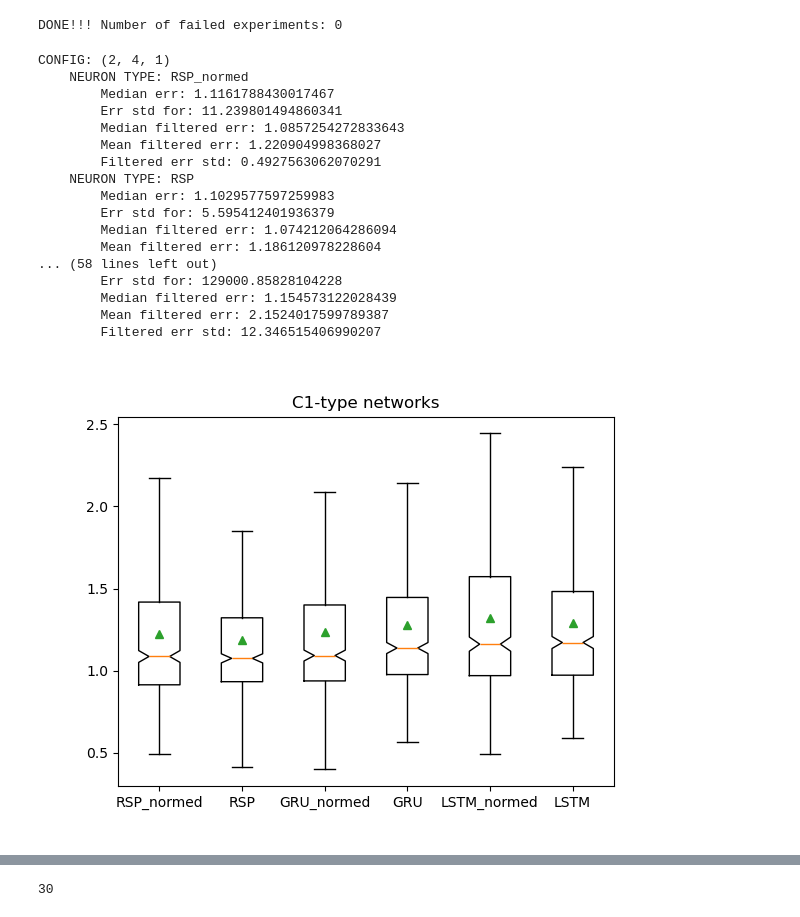
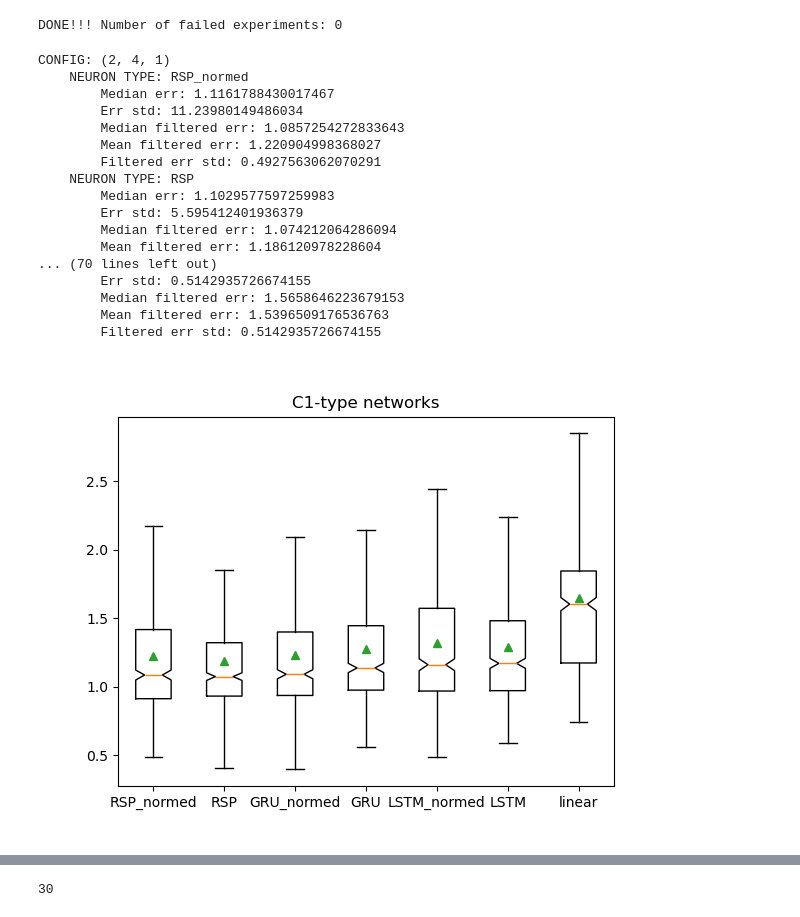
Before and after one commit to vladislav-horbatiuk/rspl_neuron_experiments, a Jupyter notebook: notebooks/compare_neurons_on_m5.ipynb, the cells around one changed output, grey strips where cells are left out. Cells and saved outputs as stored; diff of their text form; code cells hidden in the pictures.

```diff
--- a/notebooks/compare_neurons_on_m5.ipynb
+++ b/notebooks/compare_neurons_on_m5.ipynb
@@ -230,8 +230,9 @@ ALL_MODELS = [
     'GRU_normed',
     'GRU',
     'LSTM_normed',
-    'LSTM'
+    'LSTM',
 ]
+ALL_MODELS_EXT = ALL_MODELS + ['linear']
 CONFIGURATIONS = [
     {
         'input_size': 2,
@@ -391,23 +409,25 @@ errs_by_neuron = defaultdict(list)
 filtered_errs_by_neuron = defaultdict(list)
 NUM_TOP_VAL_ERRS_TO_FILTER = 4
 
-for neuron_type in ALL_MODELS:
+for neuron_type in ALL_MODELS_EXT:
     for cfg in CONFIGURATIONS:
         cfg_params = get_cfg_as_tuple(cfg)
         key = cfg_params + (neuron_type,)
         for ts_idx in range(len(timeseries)):
-            errs_by_neuron[key].extend(errs[neuron_type][ts_idx][cfg_params])
-            filtered_errs_by_neuron[key].extend(errs[neuron_type][ts_idx][cfg_params][:-NUM_TOP_VAL_ERRS_TO_FILTER])
+            all_attempts_errs = errs[neuron_type][ts_idx][cfg_params]
+            errs_by_neuron[key].extend(all_attempts_errs)
+            val_sort_inds = np.argsort(val_errs[neuron_type][ts_idx][cfg_params])
+            filtered_errs_by_neuron[key].extend(all_attempts_errs[val_sort_inds][:-NUM_TOP_VAL_ERRS_TO_FILTER])
         errs_by_neuron[key] = np.array(errs_by_neuron[key])
         filtered_errs_by_neuron[key] = np.array(filtered_errs_by_neuron[key])
 # %%
 for cfg in CONFIGURATIONS:
     print(f'CONFIG: {get_cfg_as_tuple(cfg)}')
-    for neuron_type in ALL_MODELS:
+    for neuron_type in ALL_MODELS_EXT:
         print(f'    NEURON TYPE: {neuron_type}')
         key = get_cfg_as_tuple(cfg) + (neuron_type,)
         print(f'        Median err: {np.median(errs_by_neuron[key])}')
-        print(f'        Err std for: {np.std(errs_by_neuron[key])}')
+        print(f'        Err std: {np.std(errs_by_neuron[key])}')
         print(f'        Median filtered err: {np.median(filtered_errs_by_neuron[key])}')
         print(f'        Mean filtered err: {np.mean(filtered_errs_by_neuron[key])}')
         print(f'        Filtered err std: {np.std(filtered_errs_by_neuron[key])}')
@@ -415,30 +435,30 @@ for cfg in CONFIGURATIONS:
 CONFIG: (2, 4, 1)
     NEURON TYPE: RSP_normed
         Median err: 1.1161788430017467
-        Err std for: 11.239801494860341
+        Err std: 11.23980149486034
         Median filtered err: 1.0857254272833643
         Mean filtered err: 1.220904998368027
         Filtered err std: 0.4927563062070291
     NEURON TYPE: RSP
         Median err: 1.1029577597259983
-        Err std for: 5.595412401936379
+        Err std: 5.595412401936379
         Median filtered err: 1.074212064286094
         Mean filtered err: 1.186120978228604
-... (58 lines left out)
-        Err std for: 129000.85828104228
-        Median filtered err: 1.154573122028439
-        Mean filtered err: 2.1524017599789387
-        Filtered err std: 12.346515406990207
+... (70 lines left out)
+        Err std: 0.5142935726674155
+        Median filtered err: 1.5658646223679153
+        Mean filtered err: 1.5396509176536763
+        Filtered err std: 0.5142935726674155
 # %%
 all_errs = []
-for neuron_type in ALL_MODELS:
+for neuron_type in ALL_MODELS_EXT:
     key = get_cfg_as_tuple(CONFIGURATIONS[0]) + (neuron_type,)
     all_errs.append(filtered_errs_by_neuron[key])
 fig, ax = plt.subplots()
-_ = ax.boxplot(all_errs, showfliers=False, tick_labels=ALL_MODELS, showmeans=True, notch=True)
+_ = ax.boxplot(all_errs, showfliers=False, tick_labels=ALL_MODELS_EXT, showmeans=True, notch=True)
 _ = ax.set_title('C1-type networks')
 plt.show()
 # %% [output]
-[figure, old version]
+[figure, new version]
 # %%
 all_errs = []
```
Also changed, not shown: parts of 8 cells of this notebook.
